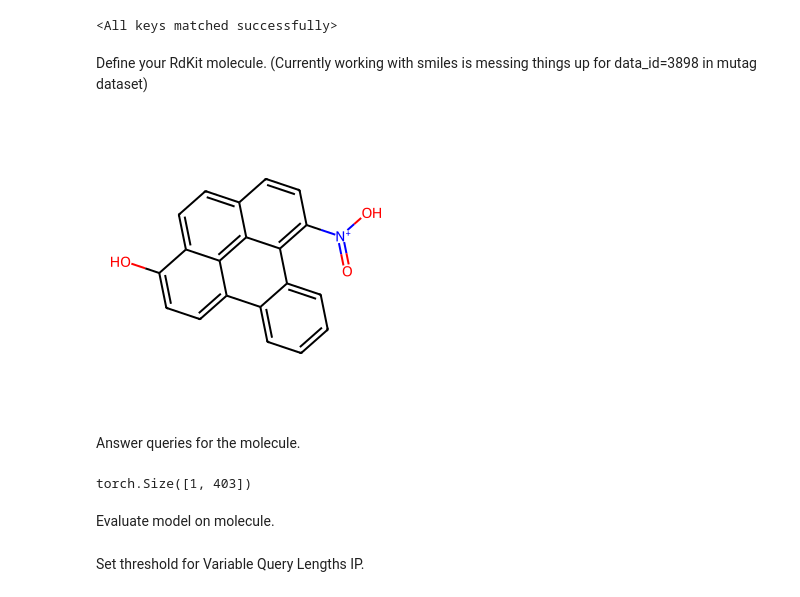
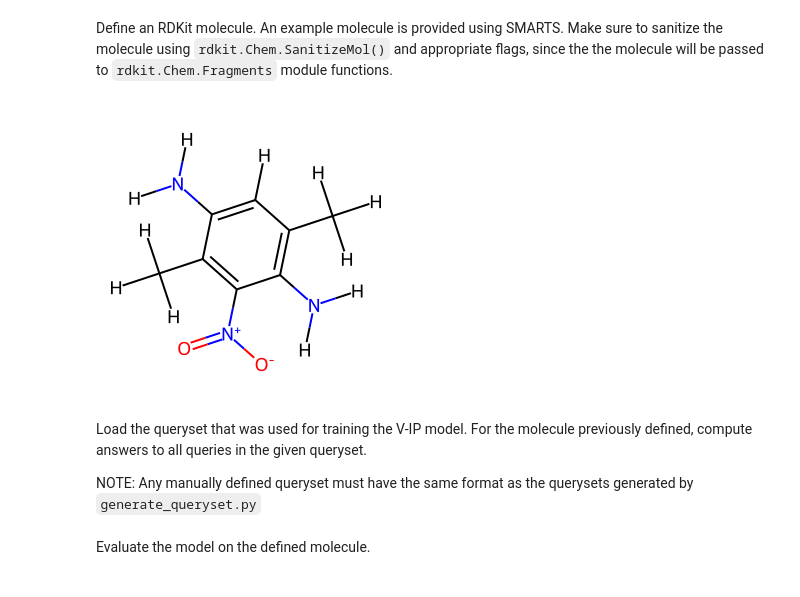
Before and after one commit to vladnotandrei/vip-interpretable-graph-classification, a Jupyter notebook: example_usage.ipynb, the cells around one changed output. Cells and saved outputs as stored; diff of their text form; code cells hidden in the pictures.

```diff
--- a/example_usage.ipynb
+++ b/example_usage.ipynb
@@ -28,50 +37,32 @@ Since the model was trained with nn.DataParallel, and we called model.state_dict
-# %%
-from collections import OrderedDict
-
-# Classifier
-state_dict = model['classifier']
-new_state_dict = OrderedDict()
-
-for key, value in state_dict.items():
-    # Remove the 'module.' prefix if it exists
-    new_key = key.replace("module.", "")
-    new_state_dict[new_key] = value
-
-classifier.load_state_dict(new_state_dict)
-
-# Querier
-state_dict = model['querier']
-new_state_dict = OrderedDict()
-
-for key, value in state_dict.items():
-    # Remove the 'module.' prefix if it exists
-    new_key = key.replace("module.", "")
-    new_state_dict[new_key] = value
-
-querier.load_state_dict(new_state_dict)
-# %% [output]
-<All keys matched successfully>
-# %% [markdown]
-Define your RdKit molecule. (Currently working with smiles is messing things up for data_id=3898 in mutag dataset)
-# %%
-smiles = "[H]Oc1c([H])c([H])c2c3c([H])c([H])c([H])c([H])c3c3c([N+](=O)O)c([H])c([H])c4c([H])c([H])c1c2c43"
-mol = Chem.MolFromSmiles(smiles)
-img = Draw.MolToImage(mol)
-img
-# %% [output]
-[figure, removed]
-# %% [markdown]
-Answer queries for the molecule.
+# %% [markdown]
+Define an RDKit molecule. An example molecule is provided using SMARTS. Make sure to sanitize the molecule using `rdkit.Chem.SanitizeMol()` and appropriate flags, since the the molecule will be passed to `rdkit.Chem.Fragments` module functions.
+# %%
+# Define RDKit molecule
+smarts = '[#6]1(=[#6](-[#6](=[#6](-[#6](=[#6]-1-[#7](-[H])-[H])-[#6](-[H])(-[H])-[H])-[H])-[#7](-[H])-[H])-[#6](-[H])(-[H])-[H])-[#7+](=[#8])-[#8-]'
+mol = Chem.MolFromSmarts(smarts)
+
+# Sanitize the molecule
+Chem.SanitizeMol(mol, sanitizeOps=Chem.SanitizeFlags.SANITIZE_ALL ^
+                                  Chem.SanitizeFlags.SANITIZE_SETAROMATICITY ^
+                                  Chem.SanitizeFlags.SANITIZE_KEKULIZE)
+
+# Visualize the molecule for sanity check
+img = Draw.MolToImage(mol)
+img
+# %% [output]
+[figure, added]
+# %% [markdown]
+Load the queryset that was used for training the V-IP model. For the molecule previously defined, compute answers to all queries in the given queryset.
+
+NOTE: Any manually defined queryset must have the same format as the querysets generated by `generate_queryset.py`
 # %%
-queryset = pd.read_csv('./data/rdkit_queryset.csv')
+QUERY_SET_PATH = './data/rdkit_queryset.csv'
+queryset = pd.read_csv(QUERY_SET_PATH)
+
 frag_query_map = get_frag_query_map(queryset)
-
-# TODO: remove "fr_" from front of fragment names
 qry_ans = mol_to_query_answers(mol, frag_query_map, device)
-# %% [output]
-torch.Size([1, 403])
 # %% [markdown]
-Evaluate model on molecule.
+Evaluate the model on the defined molecule.
 # %%
 params = {
     'test_features': qry_ans,
@@ -81,5 +72,3 @@ params = {
     'max_queries_test': 20,
 }
 logits, queries = evaluate(**params)
-# %% [markdown]
-Set threshold for Variable Query Lengths IP.
```
Also changed, not shown: parts of 11 cells of this notebook.
